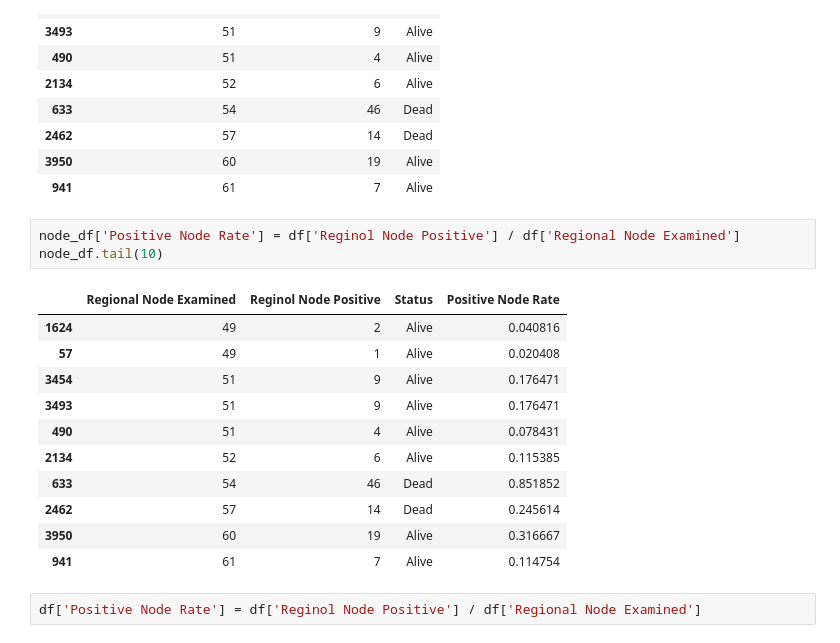
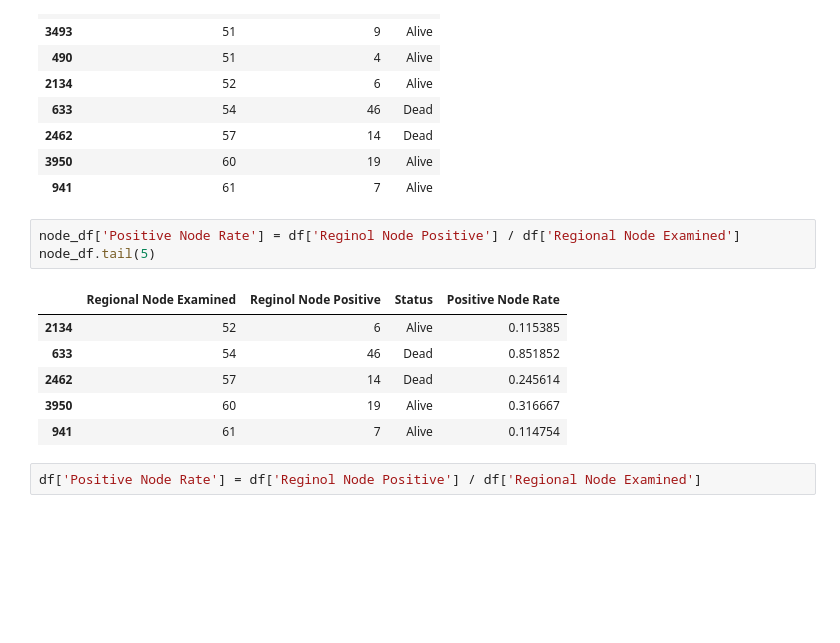
Before and after one commit to rolandina/breast-cancer-prediction-fastapi, a Jupyter notebook: notebooks/EDA.ipynb, the cells around one changed output. Drawn from its saved outputs; the diff is of its cells as text; blank space fills up the shorter version.

```diff
--- a/notebooks/EDA.ipynb
+++ b/notebooks/EDA.ipynb
@@ -211,14 +281,9 @@ node_df.tail(10)
 | 941 | 61 | 7 | Alive |
 # %%
 node_df['Positive Node Rate'] = df['Reginol Node Positive'] / df['Regional Node Examined']
-node_df.tail(10)
+node_df.tail(5)
 # %% [output]
 |  | Regional Node Examined | Reginol Node Positive | Status | Positive Node Rate |
-| 1624 | 49 | 2 | Alive | 0.040816 |
-| 57 | 49 | 1 | Alive | 0.020408 |
-| 3454 | 51 | 9 | Alive | 0.176471 |
-| 3493 | 51 | 9 | Alive | 0.176471 |
-| 490 | 51 | 4 | Alive | 0.078431 |
 | 2134 | 52 | 6 | Alive | 0.115385 |
 | 633 | 54 | 46 | Dead | 0.851852 |
 | 2462 | 57 | 14 | Dead | 0.245614 |
```
Also changed, not shown: parts of 63 cells of this notebook, 5 other files.
